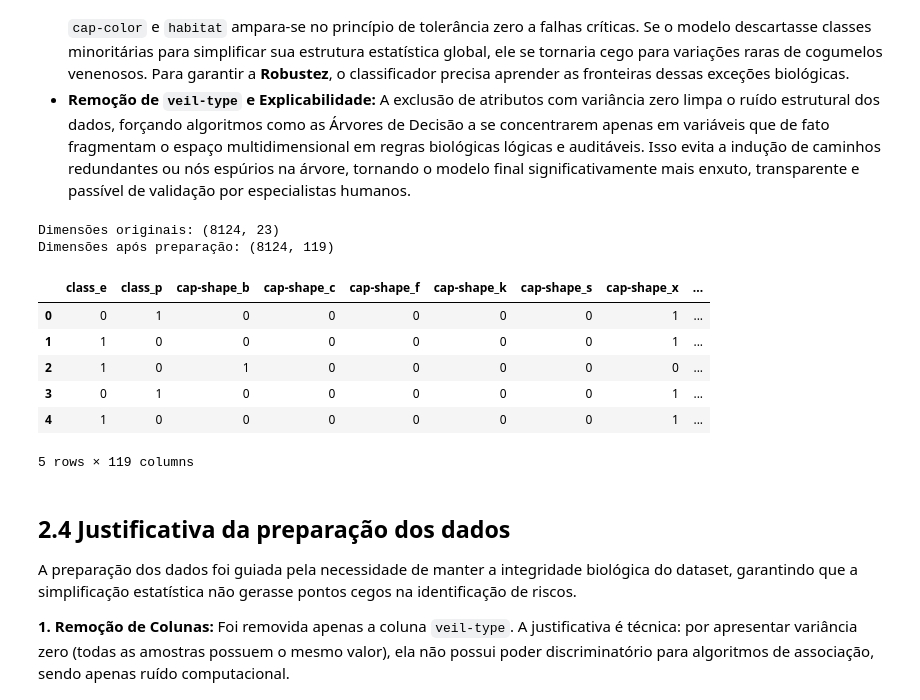
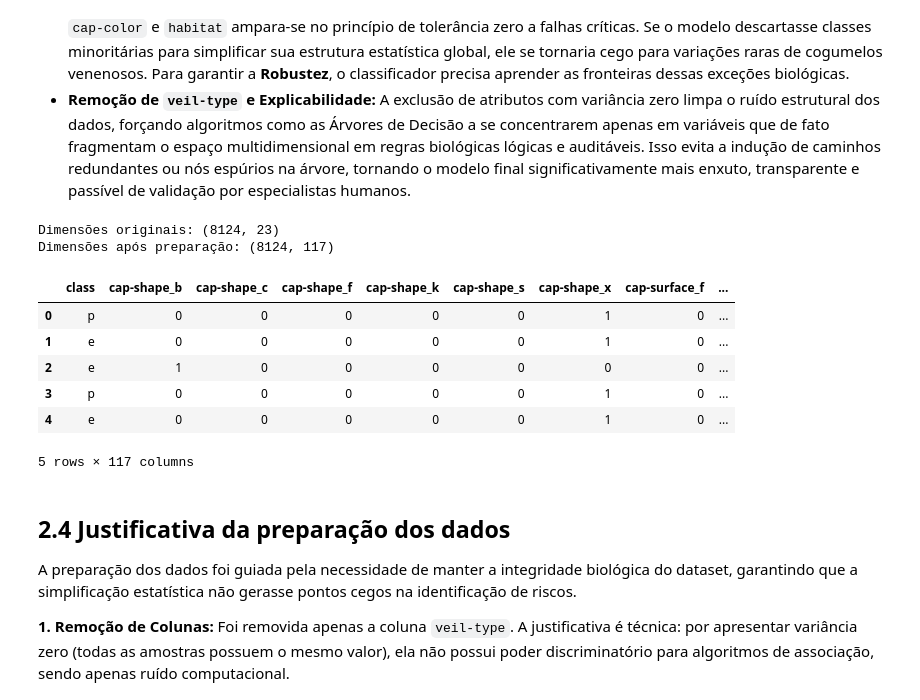
Before and after one commit to DaviOSad/Mushroom-Classification, a Jupyter notebook: TP3_Fase2_Grupo11.ipynb, the cells around one changed output. Drawn from its saved outputs; the diff is of its cells as text; code cells hidden in the pictures.

```diff
--- a/TP3_Fase2_Grupo11.ipynb
+++ b/TP3_Fase2_Grupo11.ipynb
@@ -677,41 +677,46 @@ As decisões tomadas nesta etapa de saneamento e preparação de dados refletem
 # %%
 # 2.4 Preparação dos dados adaptada (Fase 2)
 
 def preparar_dados_basico(df: pd.DataFrame) -> pd.DataFrame:
     df_prep = df.copy()
 
     # 1. Remover duplicatas exatas
-    # (Boa prática, mesmo que o resultado atual seja 0)
     df_prep = df_prep.drop_duplicates()
 
     # 2. Remover colunas sem variância (Atributos constantes)
     # Como vimos nos gráficos, 'veil-type' tem 100% de valores 'p' e deve sair.
     colunas_remover = ["veil-type"]
     df_prep = df_prep.drop(columns=[c for c in colunas_remover if c in df_prep.columns])
 
     # 3. Tratamento de nulos
     # No nosso caso, o 'stalk-root' já tem o valor 'missing' que criamos no carregamento.
     # Não faremos imputações extras (como moda) para não distorcer os padrões reais.
 
-    # One hot encoding
-    df_prep = pd.get_dummies(df_prep, columns=df.columns, dtype=int)
+    # 4. Selecionar apenas as colunas preditoras para o One-Hot Encoding
+    # Deixamos a coluna 'class' de fora para ela continuar sendo nossa variável-alvo (target)
+    colunas_preditoras = [c for c in df_prep.columns if c != 'class']
+
+    # One hot encoding apenas nas features
+    df_prep = pd.get_dummies(df_prep, columns=colunas_preditoras, dtype=int)
+
     return df_prep
 
+# Executa a função corrigida
 df_prep = preparar_dados_basico(df)
 
 print(f"Dimensões originais: {df.shape}")
 print(f"Dimensões após preparação: {df_prep.shape}")
 display(df_prep.head())
 # %% [output]
 Dimensões originais: (8124, 23)
-Dimensões após preparação: (8124, 119)
+Dimensões após preparação: (8124, 117)
-|  | class_e | class_p | cap-shape_b | cap-shape_c | cap-shape_f | cap-shape_k | cap-shape_s | cap-shape_x | ... |
-| 0 | 0 | 1 | 0 | 0 | 0 | 0 | 0 | 1 | ... |
-| 1 | 1 | 0 | 0 | 0 | 0 | 0 | 0 | 1 | ... |
-| 2 | 1 | 0 | 1 | 0 | 0 | 0 | 0 | 0 | ... |
-| 3 | 0 | 1 | 0 | 0 | 0 | 0 | 0 | 1 | ... |
-| 4 | 1 | 0 | 0 | 0 | 0 | 0 | 0 | 1 | ... |
+|  | class | cap-shape_b | cap-shape_c | cap-shape_f | cap-shape_k | cap-shape_s | cap-shape_x | cap-surface_f | ... |
+| 0 | p | 0 | 0 | 0 | 0 | 0 | 1 | 0 | ... |
+| 1 | e | 0 | 0 | 0 | 0 | 0 | 1 | 0 | ... |
+| 2 | e | 1 | 0 | 0 | 0 | 0 | 0 | 0 | ... |
+| 3 | p | 0 | 0 | 0 | 0 | 0 | 1 | 0 | ... |
+| 4 | e | 0 | 0 | 0 | 0 | 0 | 1 | 0 | ... |
-5 rows × 119 columns
+5 rows × 117 columns
 # %% [markdown]
 ## 2.4 Justificativa da preparação dos dados
 
```
Also changed, not shown: parts of 1 cell of this notebook.
